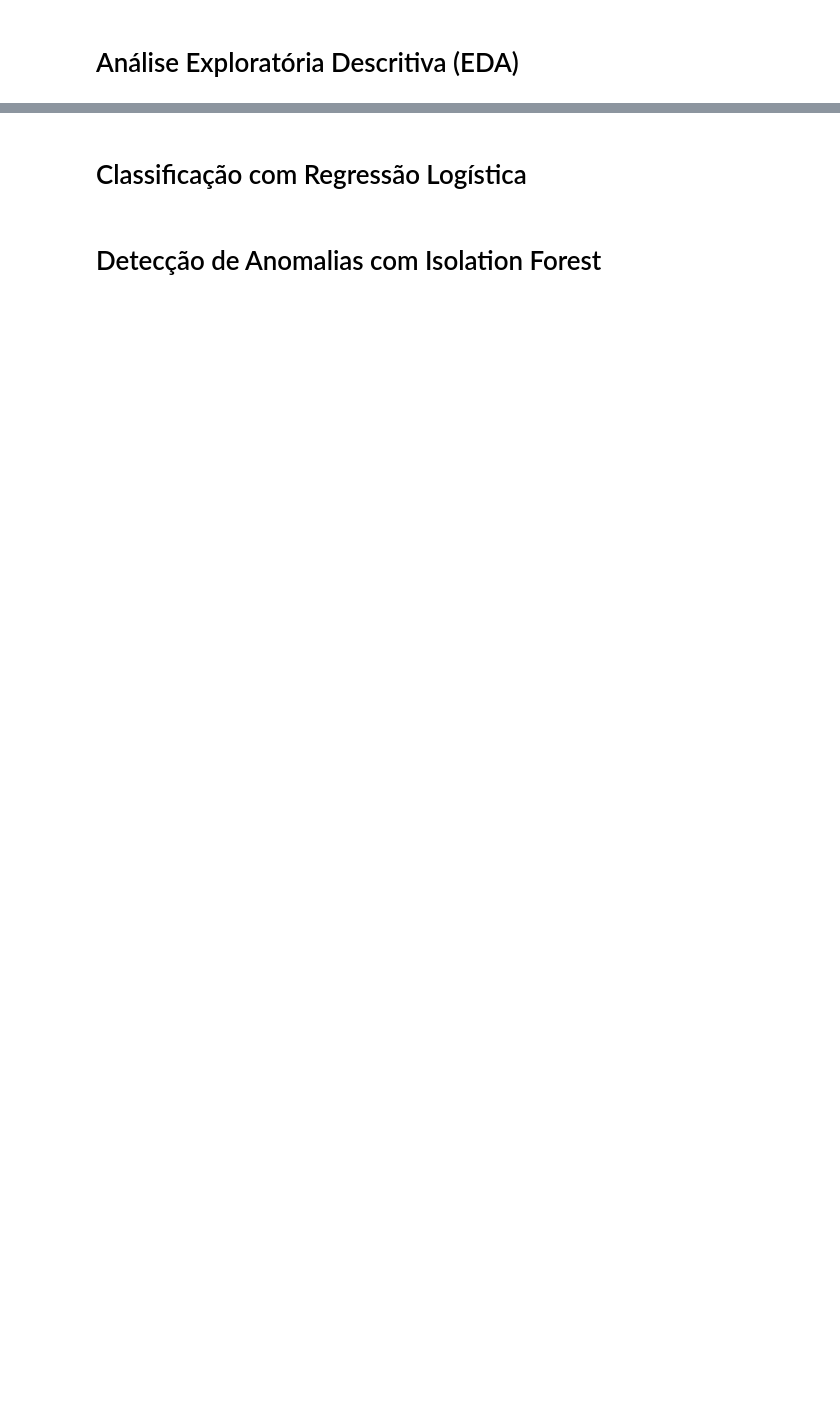
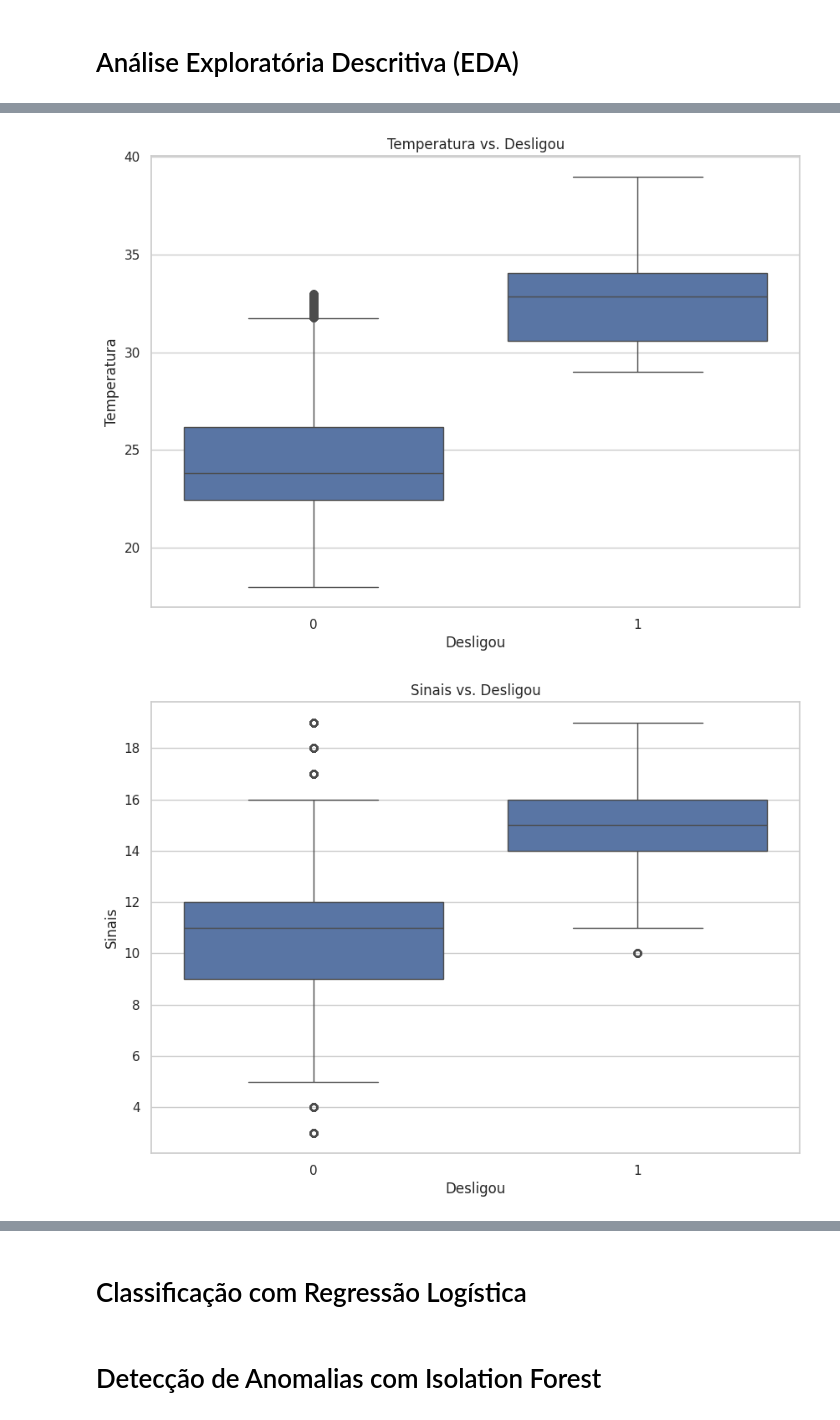
Before and after one commit to diegonogare/Workshop-AnalisePreditivaDeManutencao, a Jupyter notebook: Workshop_AnalisePreditivaDeManutencao.ipynb, the cells around one changed output, grey strips where cells are left out. Saved outputs shown, nothing was run; the diff lists cells and outputs as text; code cells hidden in the pictures; blank space fills up the shorter version.

```diff
--- a/Workshop_AnalisePreditivaDeManutencao.ipynb
+++ b/Workshop_AnalisePreditivaDeManutencao.ipynb
@@ -50,0 +101,9 @@ print(df.isnull().sum())
+# %%
+for col in colunas_numericas:
+    sns.boxplot(x='Desligou', y=col, data=df)
+    plt.title(f'{col} vs. Desligou')
+    plt.show()
+    print("\n")
+# %% [output]
+[figure, added]
+[figure, added]
```
Also changed, not shown: parts of 16 cells of this notebook.
